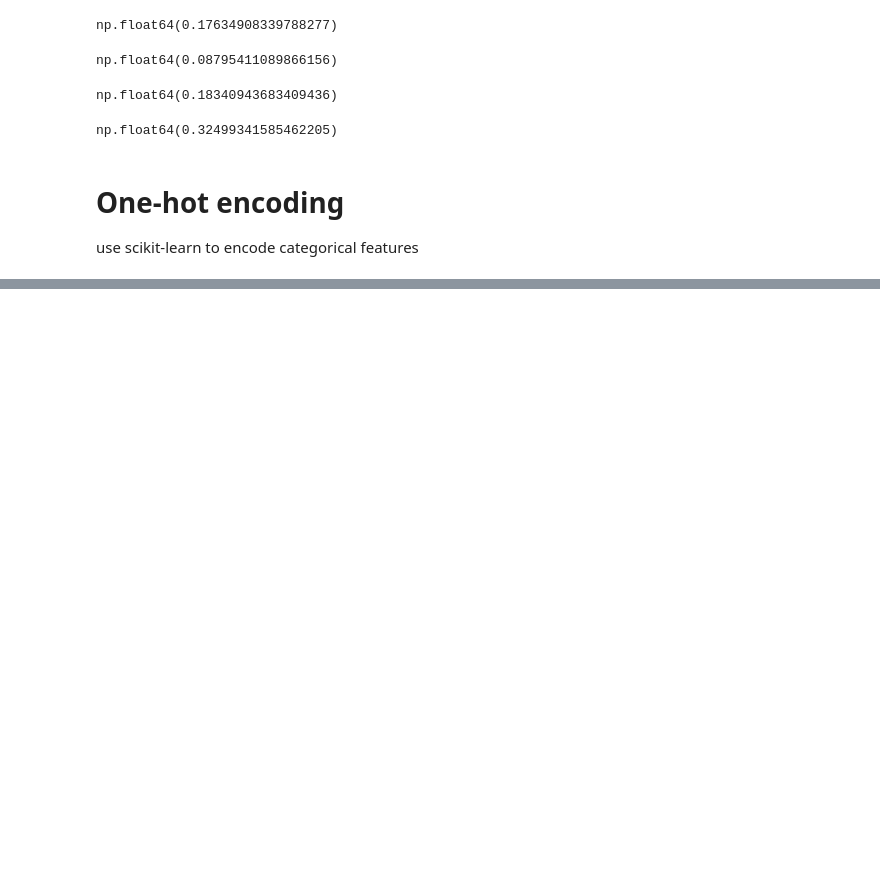
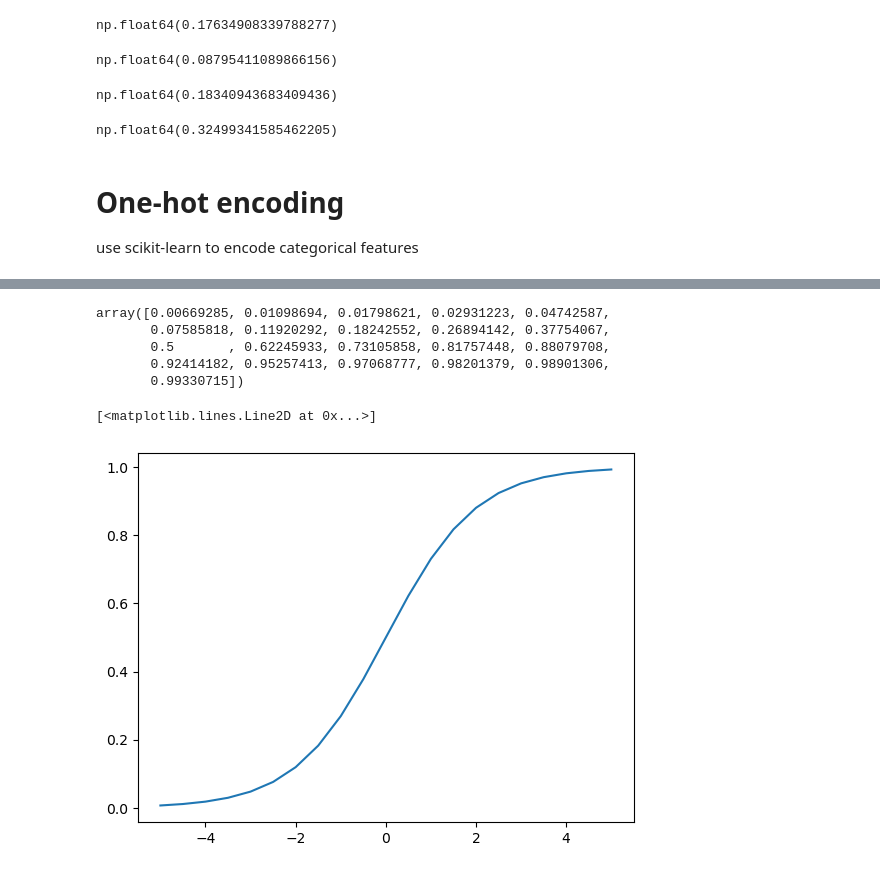
Before and after one commit to rayanahmax/Machine-Learning, a Jupyter notebook: module3_ChurnPrediction/churnPrediction.ipynb, the cells around one changed output, grey strips where cells are left out. Saved outputs shown, nothing was run; the diff lists cells and outputs as text; code cells hidden in the pictures; blank space fills up the shorter version.

Commit message:
sigmoid and logistic regression

```diff
--- a/module3_ChurnPrediction/churnPrediction.ipynb
+++ b/module3_ChurnPrediction/churnPrediction.ipynb
@@ -416,0 +384,18 @@ dv.transform(train_dicts[:5])[0].tolist()
+# %%
+def sigmoid(z):
+    return 1/(1+np.exp(-z))
+# %%
+z = np.linspace(-5, 5, 21)
+# %%
+sigmoid(z)
+# %% [output]
+array([0.00669285, 0.01098694, 0.01798621, 0.02931223, 0.04742587,
+       0.07585818, 0.11920292, 0.18242552, 0.26894142, 0.37754067,
+       0.5       , 0.62245933, 0.73105858, 0.81757448, 0.88079708,
+       0.92414182, 0.95257413, 0.97068777, 0.98201379, 0.98901306,
+       0.99330715])
+# %%
+plt.plot(z, sigmoid(z))
+# %% [output]
+[<matplotlib.lines.Line2D at 0x...>]
+[figure, added]
```
Also changed, not shown: parts of 10 cells of this notebook.
